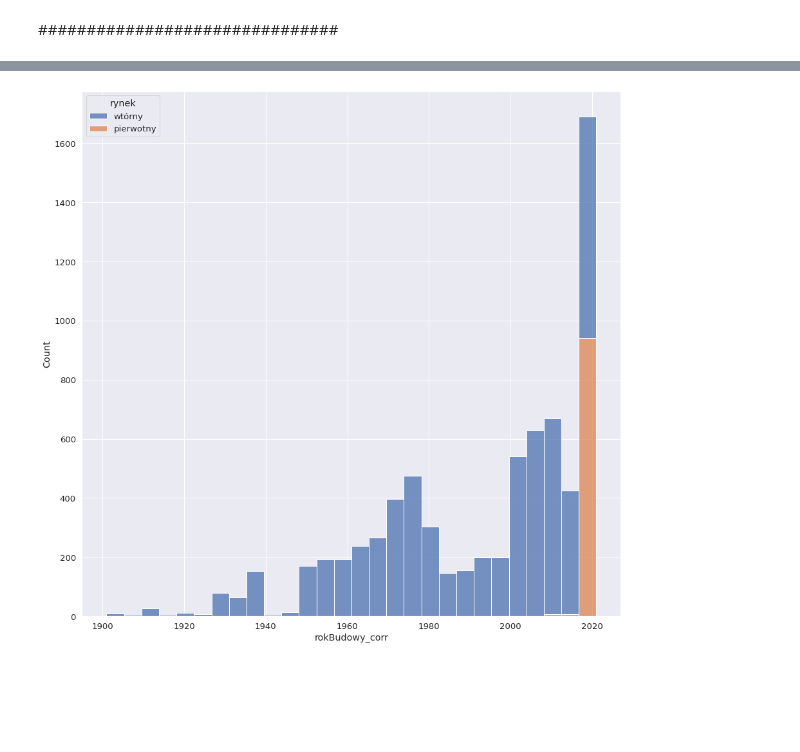
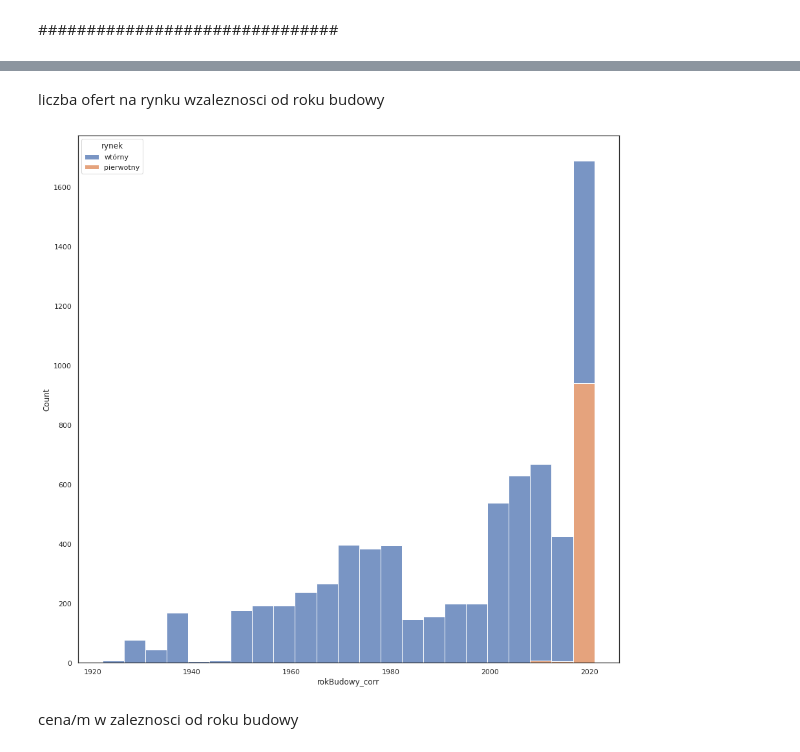
Before and after one commit to KacperGrodecki/Masovian-real-estate, a Jupyter notebook: mazowieckie_colab_rysunki_mieszkania_i_analiza_wczytanie_pliku.ipynb, the cells around one changed output, grey strips where cells are left out. Saved outputs shown, nothing was run; the diff lists cells and outputs as text; code cells hidden in the pictures; blank space fills up the shorter version.

```diff
--- a/mazowieckie_colab_rysunki_mieszkania_i_analiza_wczytanie_pliku.ipynb
+++ b/mazowieckie_colab_rysunki_mieszkania_i_analiza_wczytanie_pliku.ipynb
@@ -128,6 +79,6 @@ ax=sns.histplot(data=final_plots, x="materialBudynku")
 # %%
 final_plots=final_plots[(final_plots['materialBudynku']!='keramzyt')]
-final_plots=final_plots[(final_plots['materialBudynku']!='keramzyt') ]
+final_plots=final_plots[(final_plots['materialBudynku']!='drewno') ]
 # %%
 fig, ax = plt.subplots(figsize=(15,15))
 ax=sns.histplot(data=final_plots, x="rodzajZabudowy")
@@ -247,7 +209,9 @@ dane oczyszczone################################################################
 # %%
 dummies = pd.get_dummies(final_plots, columns=['rodzajZabudowy', 'materialBudynku', 'stanWykonczenia', 'okna', 'rynek'])
+# %% [markdown]
+liczba ofert na rynku wzaleznosci od roku budowy
 # %%
 fig, ax = plt.subplots(figsize=(15,15))
-ax=sns.histplot(data=final_plots[(final_plots['rokBudowy_corr']>1900)&(final_plots['rokBudowy_corr']<2022)], x="rokBudowy_corr",hue='rynek',multiple="stack")
+ax=sns.histplot(data=final_plots[(final_plots['rokBudowy_corr']>1920)&(final_plots['rokBudowy_corr']<2022)], x="rokBudowy_corr",hue='rynek',multiple="stack")
 # %% [output]
-[figure, old version]
+[figure, new version]
@@ -254,2 +223,4 @@ ax=sns.histplot(data=final_plots[(final_plots['rokBudowy_corr']>1900)&(final_plo
+# %% [markdown]
+cena/m w zaleznosci od roku budowy
 # %%
 sns.set(font_scale = 1)
```
Also changed, not shown: parts of 43 cells of this notebook.
